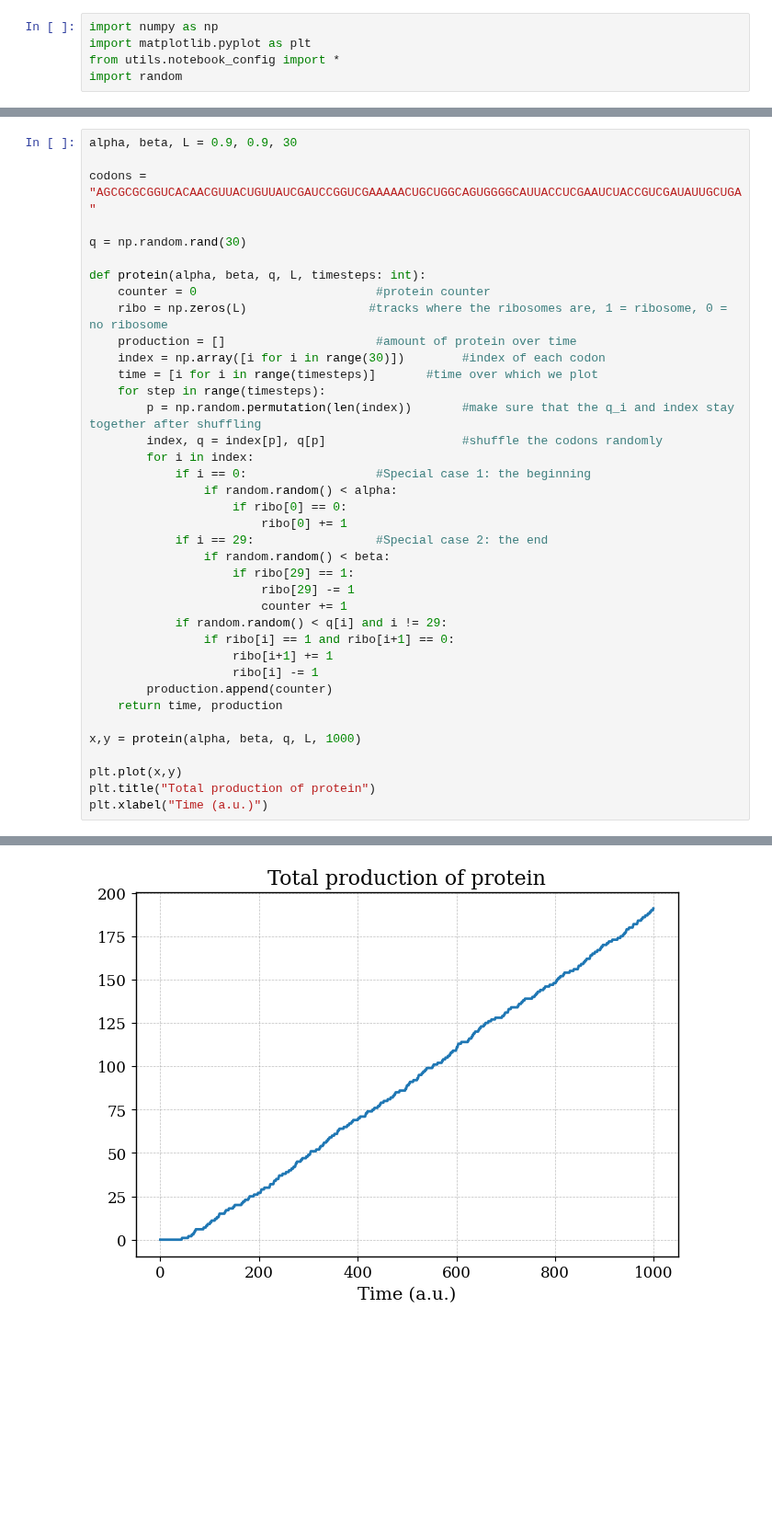
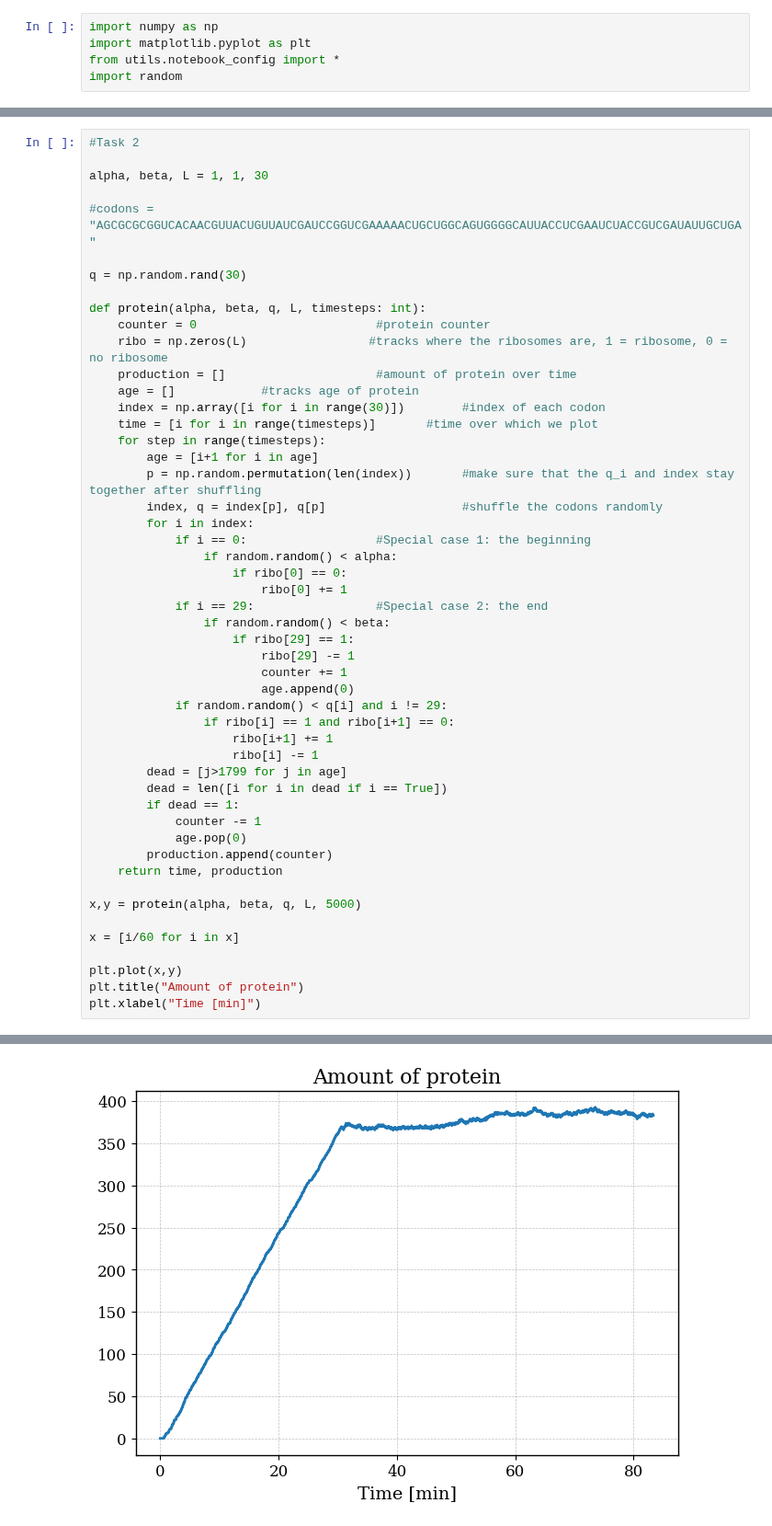
Before and after one commit to RicemanBoy/trafficRNA, a Jupyter notebook: trafficjam.ipynb, the cells around one changed output, grey strips where cells are left out. Shown at 92% size. Cells and saved outputs as stored; diff of their text form; blank space fills up the shorter version.

```diff
--- a/trafficjam.ipynb
+++ b/trafficjam.ipynb
@@ -6,7 +31,9 @@ import random
 # %%
-alpha, beta, L = 0.9, 0.9, 30
+#Task 2
 
-codons = "AGCGCGCGGUCACAACGUUACUGUUAUCGAUCCGGUCGAAAAACUGCUGGCAGUGGGGCAUUACCUCGAAUCUACCGUCGAUAUUGCUGA"
+alpha, beta, L = 1, 1, 30
+
+#codons = "AGCGCGCGGUCACAACGUUACUGUUAUCGAUCCGGUCGAAAAACUGCUGGCAGUGGGGCAUUACCUCGAAUCUACCGUCGAUAUUGCUGA"
 
 q = np.random.rand(30)
 
@@ -14,9 +41,11 @@ def protein(alpha, beta, q, L, timesteps: int):
     counter = 0                         #protein counter
     ribo = np.zeros(L)                 #tracks where the ribosomes are, 1 = ribosome, 0 = no ribosome
     production = []                     #amount of protein over time
+    age = []            #tracks age of protein
     index = np.array([i for i in range(30)])        #index of each codon
     time = [i for i in range(timesteps)]       #time over which we plot
     for step in range(timesteps):
+        age = [i+1 for i in age]
         p = np.random.permutation(len(index))       #make sure that the q_i and index stay together after shuffling
         index, q = index[p], q[p]                   #shuffle the codons randomly
         for i in index:
@@ -29,16 +58,24 @@ def protein(alpha, beta, q, L, timesteps: int):
                     if ribo[29] == 1:
                         ribo[29] -= 1
                         counter += 1
+                        age.append(0)
             if random.random() < q[i] and i != 29:
                 if ribo[i] == 1 and ribo[i+1] == 0:
                     ribo[i+1] += 1
                     ribo[i] -= 1
+        dead = [j>1799 for j in age]
+        dead = len([i for i in dead if i == True])
+        if dead == 1:
+            counter -= 1
+            age.pop(0)
         production.append(counter)
     return time, production
 
-x,y = protein(alpha, beta, q, L, 1000)
+x,y = protein(alpha, beta, q, L, 5000)
+
+x = [i/60 for i in x]
 
 plt.plot(x,y)
-plt.title("Total production of protein")
-plt.xlabel("Time (a.u.)")
+plt.title("Amount of protein")
+plt.xlabel("Time [min]")
 # %% [output]
@@ -46 +83 @@ Text(0.5, 0, 'Time (a.u.)')
-[figure, old version]
+[figure, new version]
```
Also changed, not shown: parts of 2 cells of this notebook.
